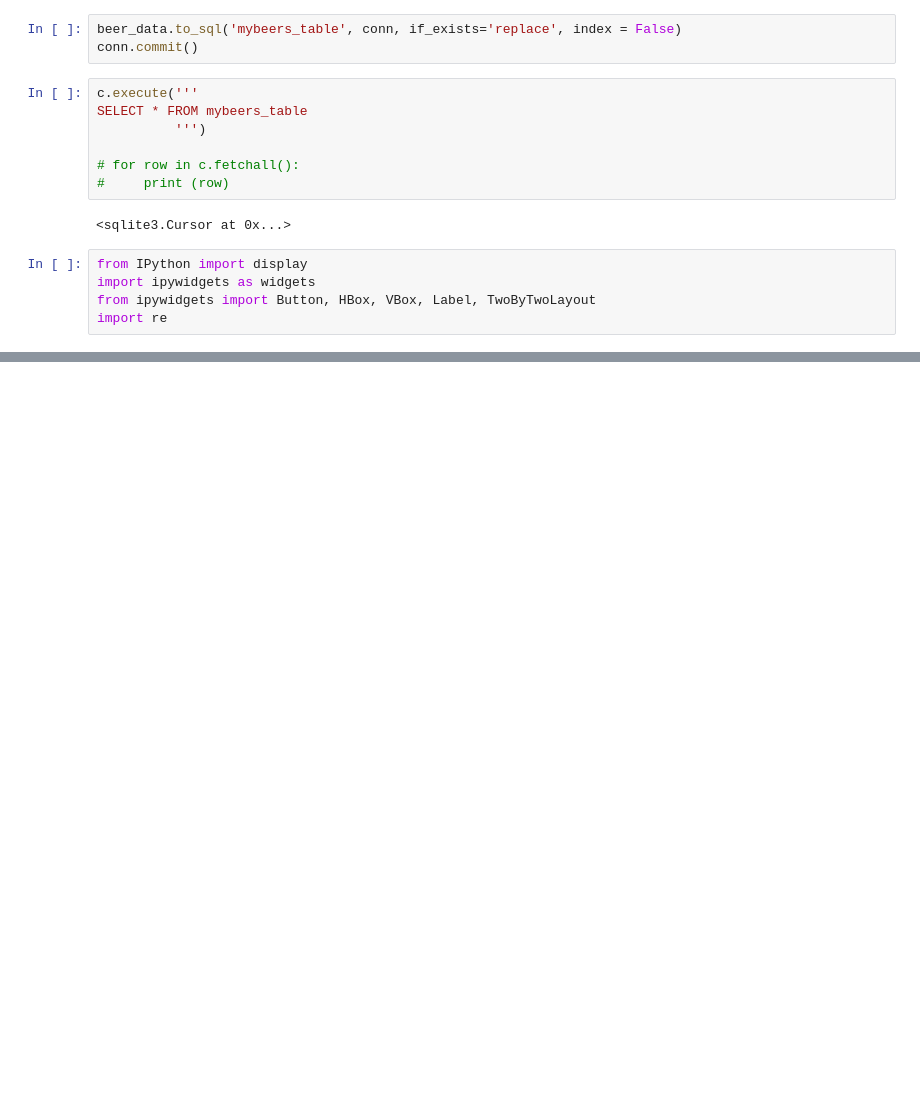
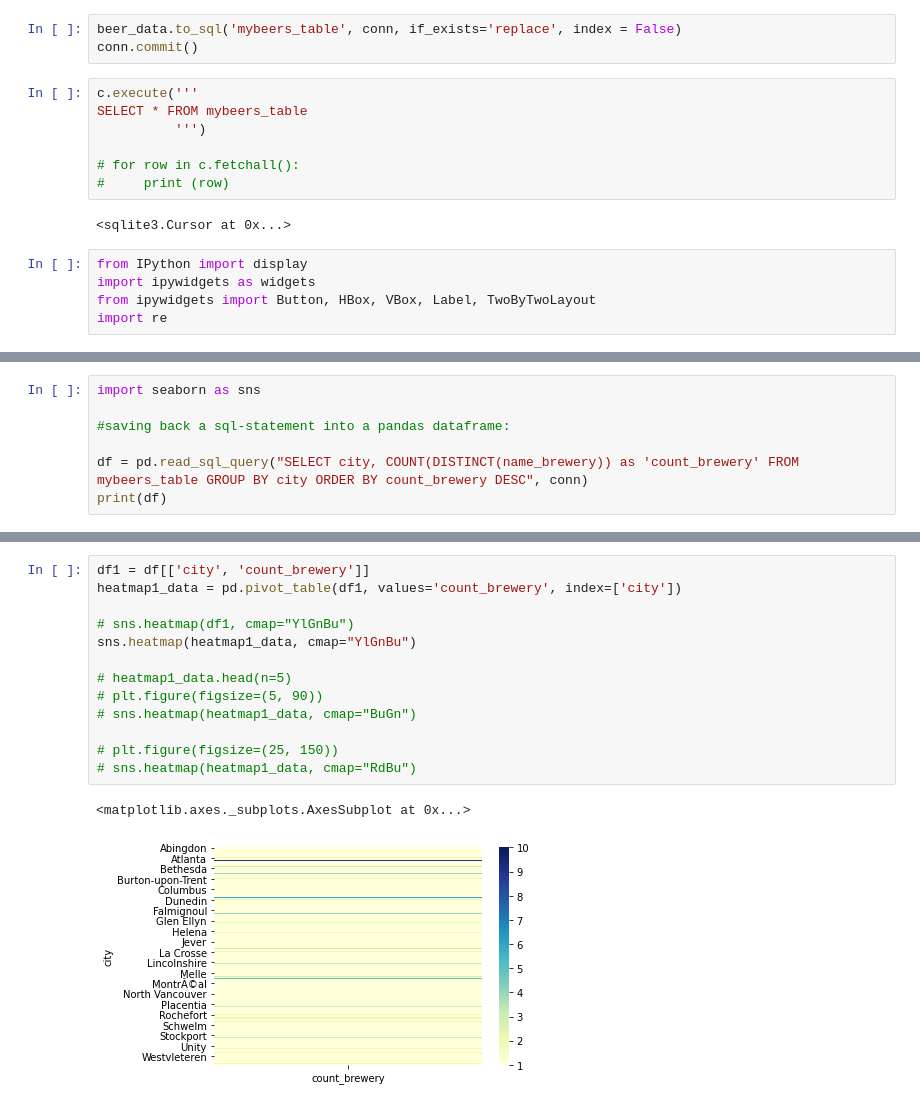
Before and after one commit to lisaweinzierl/Streamingprocessing_Python_Kafka, a Jupyter notebook: Excersise_OpenBeer.ipynb, the cells around one changed output, grey strips where cells are left out. Cells and saved outputs as stored; diff of their text form; blank space fills up the shorter version.

```diff
--- a/Excersise_OpenBeer.ipynb
+++ b/Excersise_OpenBeer.ipynb
@@ -523,0 +636,7 @@ SELECT * FROM mybeers_table
+# %%
+import seaborn as sns
+
+#saving back a sql-statement into a pandas dataframe:
+
+df = pd.read_sql_query("SELECT city, COUNT(DISTINCT(name_brewery)) as 'count_brewery' FROM mybeers_table GROUP BY city ORDER BY count_brewery DESC", conn)
+print(df)
@@ -523,0 +658,16 @@ SELECT * FROM mybeers_table
+# %%
+df1 = df[['city', 'count_brewery']]
+heatmap1_data = pd.pivot_table(df1, values='count_brewery', index=['city'])
+
+# sns.heatmap(df1, cmap="YlGnBu")
+sns.heatmap(heatmap1_data, cmap="YlGnBu")
+
+# heatmap1_data.head(n=5)
+# plt.figure(figsize=(5, 90))
+# sns.heatmap(heatmap1_data, cmap="BuGn")
+
+# plt.figure(figsize=(25, 150))
+# sns.heatmap(heatmap1_data, cmap="RdBu")
+# %% [output]
+<matplotlib.axes._subplots.AxesSubplot at 0x...>
+[figure, added]
```
Also changed, not shown: parts of 24 cells of this notebook.
